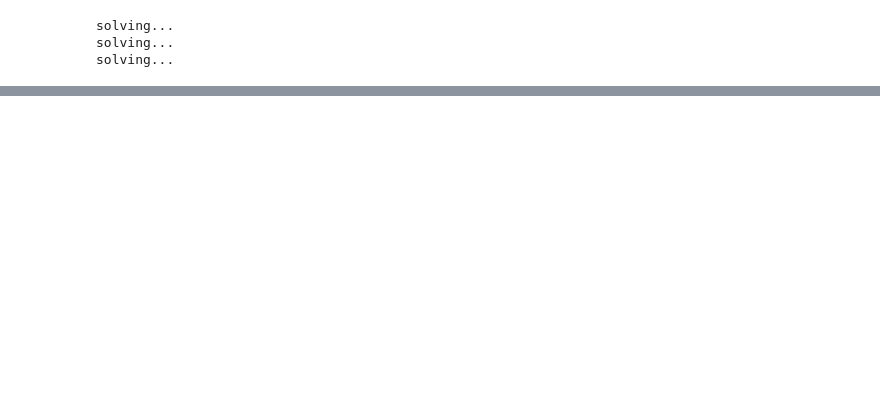
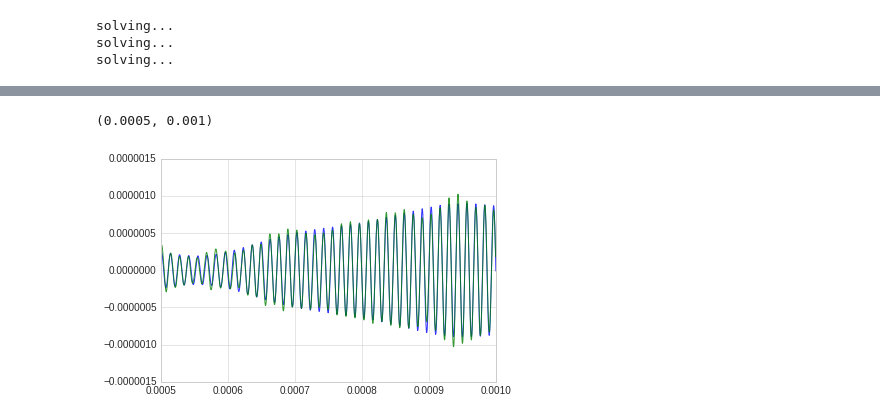
Before and after one commit to AshleySetter/optoanalysis, a Jupyter notebook: sim_data_usage_demo.ipynb, the cells around one changed output, grey strips where cells are left out. Drawn from its saved outputs; the diff is of its cells as text; code cells hidden in the pictures; blank space fills up the shorter version.

```diff
--- a/sim_data_usage_demo.ipynb
+++ b/sim_data_usage_demo.ipynb
@@ -19,0 +44,10 @@ ax.plot(dat.sde_solvers[2].tArray, dat.sde_solvers[2].q)
+# %%
+TimeTuple = [500e-6, 1000e-6]
+alpha=0.8
+# %%
+plt.plot(t, z, alpha=alpha)
+plt.plot(dat.simtime.get_array(), dat.TrueSignals[0, 0], alpha=alpha)
+plt.xlim(TimeTuple)
+# %% [output]
+(0.0005, 0.001)
+[figure, added]
```
Also changed, not shown: parts of 14 cells of this notebook.
